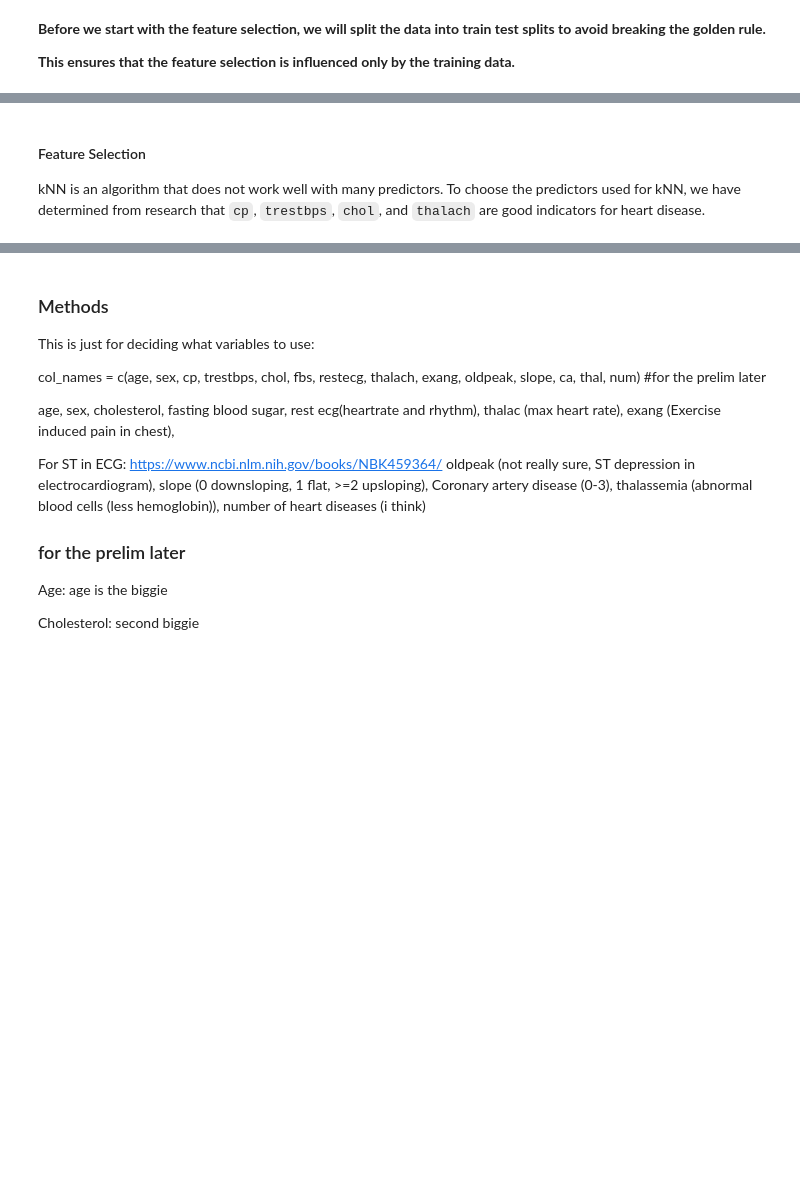
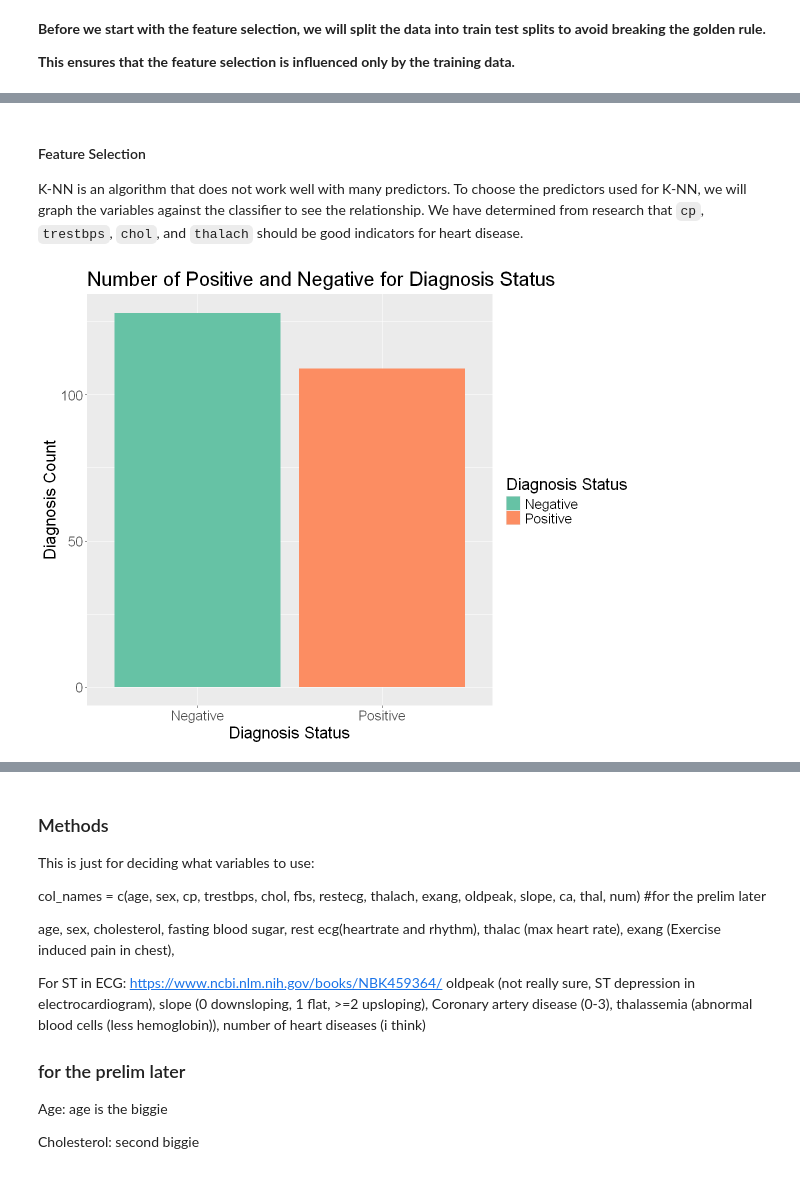
Before and after one commit to Jaboott/DSCI100-Project, a Jupyter notebook: Project_Proposal.ipynb, the cells around one changed output, grey strips where cells are left out. Drawn from its saved outputs; the diff is of its cells as text; code cells hidden in the pictures; blank space fills up the shorter version.

```diff
--- a/Project_Proposal.ipynb
+++ b/Project_Proposal.ipynb
@@ -310,4 +310,21 @@ $ thal     <dbl> 3, 3, 3, 6, 3, 3, 3, 3, 3, 3, 3, 3, 7, 3, 3, 7, 3, 3, 3, 3, 7
 $ num      <fct> Negative, Negative, Negative, Negative, Negative, Negative, N…
 # %% [markdown]
 #### Feature Selection
-kNN is an algorithm that does not work well with many predictors. To choose the predictors used for kNN, we have determined from research that `cp`, `trestbps`, `chol`, and `thalach` are good indicators for heart disease.
+K-NN is an algorithm that does not work well with many predictors. To choose the predictors used for K-NN, we will graph the variables against the classifier to see the relationship. We have determined from research that `cp`, `trestbps`, `chol`, and `thalach` should be good indicators for heart disease.
+# %%
+options(repr.plot.width = 10, repr.plot.height = 8)
+
+# number of data points for each diagnosis status
+status_dist <- cleveland_train |>
+  ggplot(aes(x = num, fill = num)) +
+  geom_bar(position = "identity") +
+  scale_fill_brewer(palette = "Set2") +
+  labs(title = "Number of Positive and Negative for Diagnosis Status",
+       x = "Diagnosis Status",
+       y = "Diagnosis Count",
+       fill = "Diagnosis Status") +
+  theme(text = element_text(size = 20))
+
+status_dist
+# %% [output]
+[figure, added]
```
Also changed, not shown: parts of 11 cells of this notebook.
